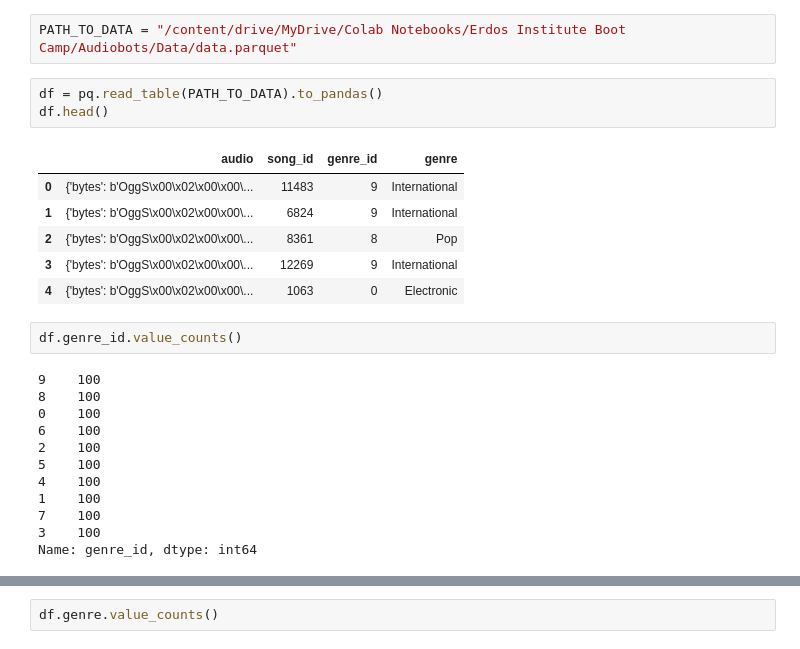
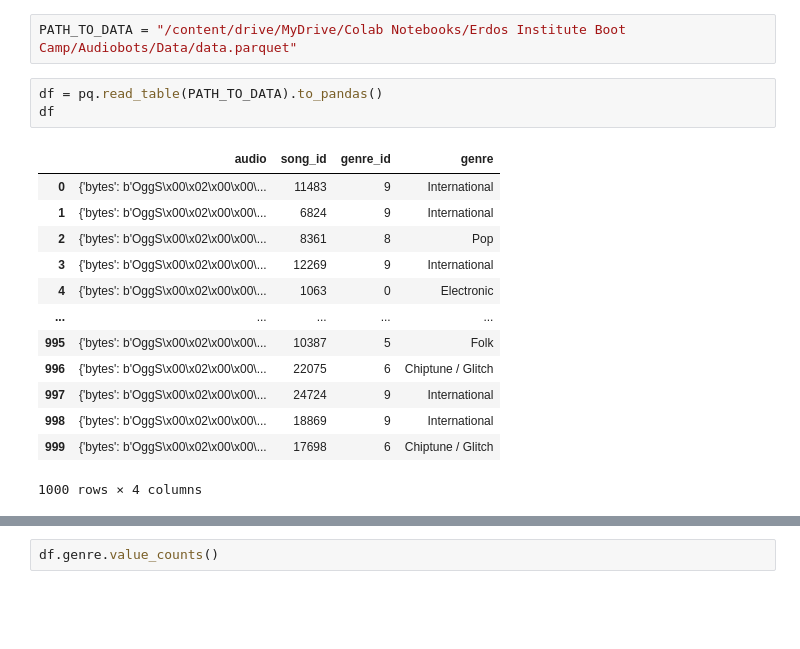
Before and after one commit to allispaul/audiobot, a Jupyter notebook: EDA/Audiobots_Data_Exploration.ipynb, the cells around one changed output, grey strips where cells are left out. Drawn from its saved outputs; the diff is of its cells as text; blank space fills up the shorter version.

```diff
--- a/EDA/Audiobots_Data_Exploration.ipynb
+++ b/EDA/Audiobots_Data_Exploration.ipynb
@@ -65,25 +116,18 @@ train-00000-of-0000 100%[===================>] 372.58M  58.0MB/s    in 6.6s
 PATH_TO_DATA = "/content/drive/MyDrive/Colab Notebooks/Erdos Institute Boot Camp/Audiobots/Data/data.parquet"
 # %%
 df = pq.read_table(PATH_TO_DATA).to_pandas()
-df.head()
+df
 # %% [output]
 |  | audio | song_id | genre_id | genre |
 | 0 | {'bytes': b'OggS\x00\x02\x00\x00\... | 11483 | 9 | International |
 | 1 | {'bytes': b'OggS\x00\x02\x00\x00\... | 6824 | 9 | International |
 | 2 | {'bytes': b'OggS\x00\x02\x00\x00\... | 8361 | 8 | Pop |
 | 3 | {'bytes': b'OggS\x00\x02\x00\x00\... | 12269 | 9 | International |
 | 4 | {'bytes': b'OggS\x00\x02\x00\x00\... | 1063 | 0 | Electronic |
+| ... | ... | ... | ... | ... |
+| 995 | {'bytes': b'OggS\x00\x02\x00\x00\... | 10387 | 5 | Folk |
+| 996 | {'bytes': b'OggS\x00\x02\x00\x00\... | 22075 | 6 | Chiptune / Glitch |
+| 997 | {'bytes': b'OggS\x00\x02\x00\x00\... | 24724 | 9 | International |
+| 998 | {'bytes': b'OggS\x00\x02\x00\x00\... | 18869 | 9 | International |
+| 999 | {'bytes': b'OggS\x00\x02\x00\x00\... | 17698 | 6 | Chiptune / Glitch |
+1000 rows × 4 columns
-# %%
-df.genre_id.value_counts()
-# %% [output]
-9    100
-8    100
-0    100
-6    100
-2    100
-5    100
-4    100
-1    100
-7    100
-3    100
-Name: genre_id, dtype: int64
```
Also changed, not shown: parts of 28 cells of this notebook.
